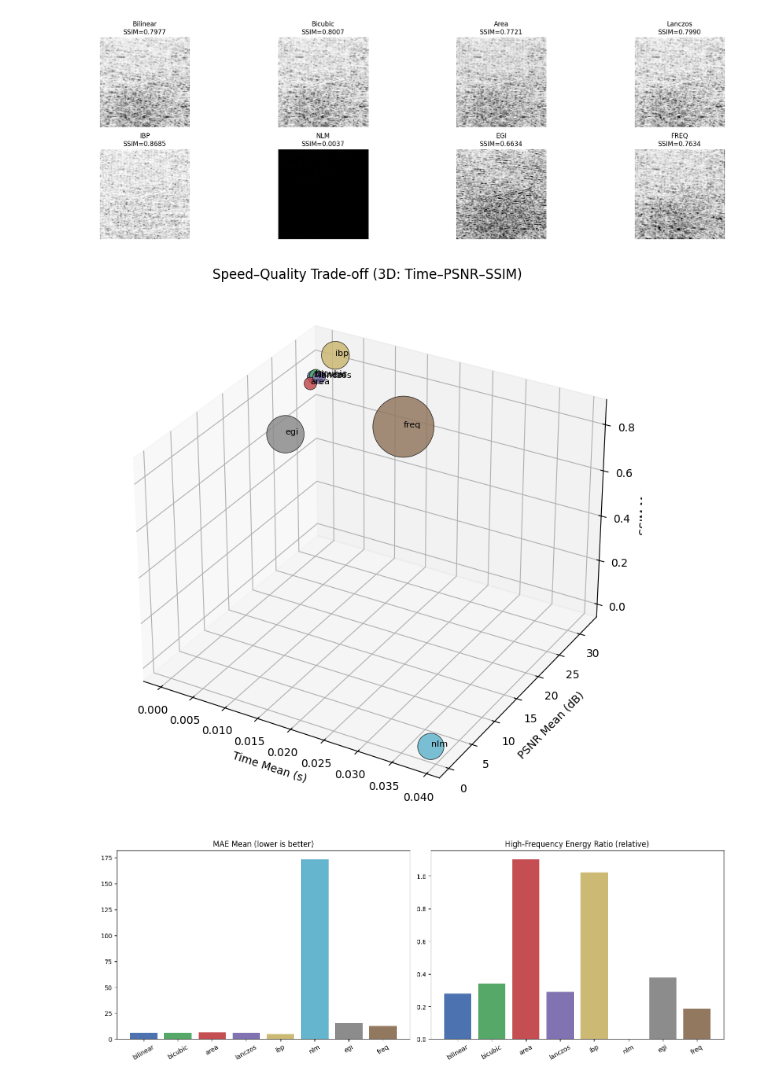
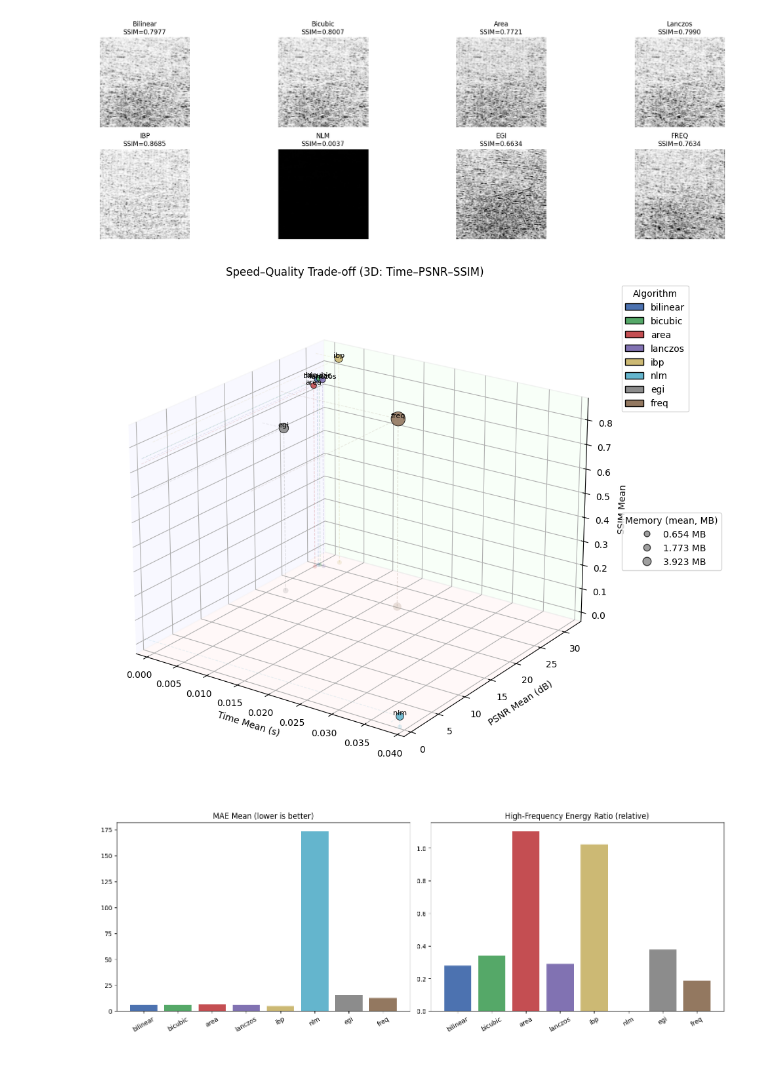
Before and after one commit to bgmanuel99/Super-Resolution-Images-for-3D-Printing-Defect-Detection, a Jupyter notebook: SRModels/classic_super_resolution_algorithms/super_resolucion_clasica.ipynb, the cells around one changed output. Cells and saved outputs as stored; diff of their text form; code cells hidden in the pictures.

Commit message:
enhanced speed quality panel

```diff
--- a/SRModels/classic_super_resolution_algorithms/super_resolucion_clasica.ipynb
+++ b/SRModels/classic_super_resolution_algorithms/super_resolucion_clasica.ipynb
@@ -379,33 +379,114 @@ plt.savefig(out_diff, dpi=150)
 # %%
 # 3D Speed–Quality Trade-off: X=Time, Y=PSNR, Z=SSIM; marker size ∝ memory
 from mpl_toolkits.mplot3d import Axes3D  # noqa: F401 - enables 3D projection
 import matplotlib.pyplot as plt
+from matplotlib.patches import Patch
+from matplotlib.lines import Line2D
+import numpy as np
 
 # Prepare data
 x_time = [metric_summary[a]['time_mean'] for a in algorithms]
 y_psnr = [metric_summary[a]['psnr_mean'] for a in algorithms]
 z_ssim = [metric_summary[a]['ssim_mean'] for a in algorithms]
-sizes = [max(20, 200 * (metric_summary[a]['memory_mean'] / (1024**2 + 1e-9))) for a in algorithms]  # scale by MB
+mem_mb = [
+    (metric_summary[a]['memory_mean'] or 0.0) / (1024**2)
+    if metric_summary[a]['memory_mean'] is not None else np.nan
+    for a in algorithms
+]
+
 color_list = [colors[a] for a in algorithms]
 
+# Size mapping (memory -> marker size)
+mem_arr = np.array(mem_mb, dtype=float)
+mem_arr = np.nan_to_num(mem_arr, nan=0.0, posinf=0.0, neginf=0.0)
+m_min, m_max = float(mem_arr.min()), float(mem_arr.max())
+size_min, size_max = 40.0, 240.0
+den = (m_max - m_min) if (m_max - m_min) > 1e-12 else 1.0
+sizes = size_min + (size_max - size_min) * (mem_arr - m_min) / den
+
 # Plot 3D scatter
-fig = plt.figure(figsize=(9, 7), constrained_layout=True)
+fig = plt.figure(figsize=(10, 8), constrained_layout=True)
 ax = fig.add_subplot(111, projection='3d')
-ax.scatter(x_time, y_psnr, z_ssim, s=sizes, c=color_list, alpha=0.85, edgecolors='k', linewidth=0.5)
+sc = ax.scatter(x_time, y_psnr, z_ssim, s=sizes, c=color_list, alpha=0.9, edgecolors='k', linewidth=0.6)
 
-# Labels and titles
+# Axis labels and title
 ax.set_xlabel('Time Mean (s)')
 ax.set_ylabel('PSNR Mean (dB)')
 ax.set_zlabel('SSIM Mean')
 ax.set_title('Speed–Quality Trade-off (3D: Time–PSNR–SSIM)')
 
+# View and panes
+ax.view_init(elev=22, azim=-55)
+ax.xaxis.pane.set_facecolor((0.95, 0.95, 1.0, 0.4))
+ax.yaxis.pane.set_facecolor((0.95, 1.0, 0.95, 0.4))
+ax.zaxis.pane.set_facecolor((1.0, 0.95, 0.95, 0.4))
+ax.grid(True, linestyle=':', alpha=0.6)
+
+# Padded limits
+def _pad(vs, pad_frac=0.05):
+    vmin, vmax = float(np.min(vs)), float(np.max(vs))
+    span = vmax - vmin
+    if not np.isfinite(span) or span <= 0:
+        return vmin - 1, vmax + 1
+    pad = span * pad_frac
+    return vmin - pad, vmax + pad
+
+ax.set_xlim(*_pad(x_time))
+ax.set_ylim(*_pad(y_psnr))
+ax.set_zlim(*_pad(z_ssim))
+
+# Projections onto planes for readability
+xz_yfloor = ax.get_ylim()[0]
+yz_xfloor = ax.get_xlim()[0]
+xy_zfloor = ax.get_zlim()[0]
+
+for x, y, z, c in zip(x_time, y_psnr, z_ssim, color_list):
+    # Lines to planes
+    ax.plot([x, x], [y, y], [xy_zfloor, z], linestyle='--', color=c, alpha=0.25, linewidth=0.8)
+    ax.plot([x, x], [xz_yfloor, y], [z, z], linestyle='--', color=c, alpha=0.15, linewidth=0.8)
+    ax.plot([yz_xfloor, x], [y, y], [z, z], linestyle='--', color=c, alpha=0.15, linewidth=0.8)
+
+# Shadow points on XY plane
+ax.scatter(x_time, y_psnr, [xy_zfloor]*len(x_time),
+           s=np.maximum(20, sizes*0.35), c=color_list, alpha=0.2, edgecolors='none')
+
 # Annotate each point with algorithm name
 for a, x, y, z in zip(algorithms, x_time, y_psnr, z_ssim):
-    ax.text(x, y, z, a, fontsize=8)
+    ax.text(x, y, z, a, fontsize=8, ha='center', va='bottom', zorder=5, path_effects=None)
+
+# Legends
+# Color legend (algorithms)
+color_handles = [Patch(facecolor=colors[a], edgecolor='k', label=a) for a in algorithms]
+
+# Size legend (memory)
+# pick representative memory values
+if m_max > 0:
+    reps = np.unique(np.round(np.quantile(mem_arr[mem_arr>0], [0.25, 0.5, 0.75]), 3)).tolist()
+    if len(reps) == 1:
+        reps = [reps[0], max(reps[0]*1.5, reps[0]+0.1), max(reps[0]*2.0, reps[0]+0.2)]
+else:
+    reps = [0.1, 0.5, 1.0]
+size_handles = []
+for r in reps:
+    ms = size_min + (size_max - size_min) * ((r - m_min) / den)
+    ms = max(10, ms)
+    size_handles.append(Line2D([0], [0], marker='o', color='w', label=f'{r:.3f} MB',
+                               markerfacecolor='#777777', markersize=np.sqrt(ms), alpha=0.7, markeredgecolor='k'))
+
+legend1 = ax.legend(handles=color_handles, title='Algorithm', loc='upper left', bbox_to_anchor=(1.02, 1.0))
+legend2 = ax.legend(handles=size_handles, title='Memory (mean, MB)', loc='upper left', bbox_to_anchor=(1.02, 0.55))
+ax.add_artist(legend1)
 
 plt.show()
+
+# Optional: save figure
+try:
+    out_fig = RESULTS_DIR / 'speed_quality_tradeoff_3d.png'
+    fig.savefig(out_fig, dpi=150, bbox_inches='tight')
+except Exception as e:
+    pass
 # %% [output]
-[figure, old version]
+[figure, new version]
 # %%
 to_arr = lambda k: [metric_summary[a][k] for a in algorithms]
 fig, ax = plt.subplots(1, 2, figsize=(14, 5), constrained_layout=True)
```
Also changed, not shown: parts of 1 cell of this notebook.
